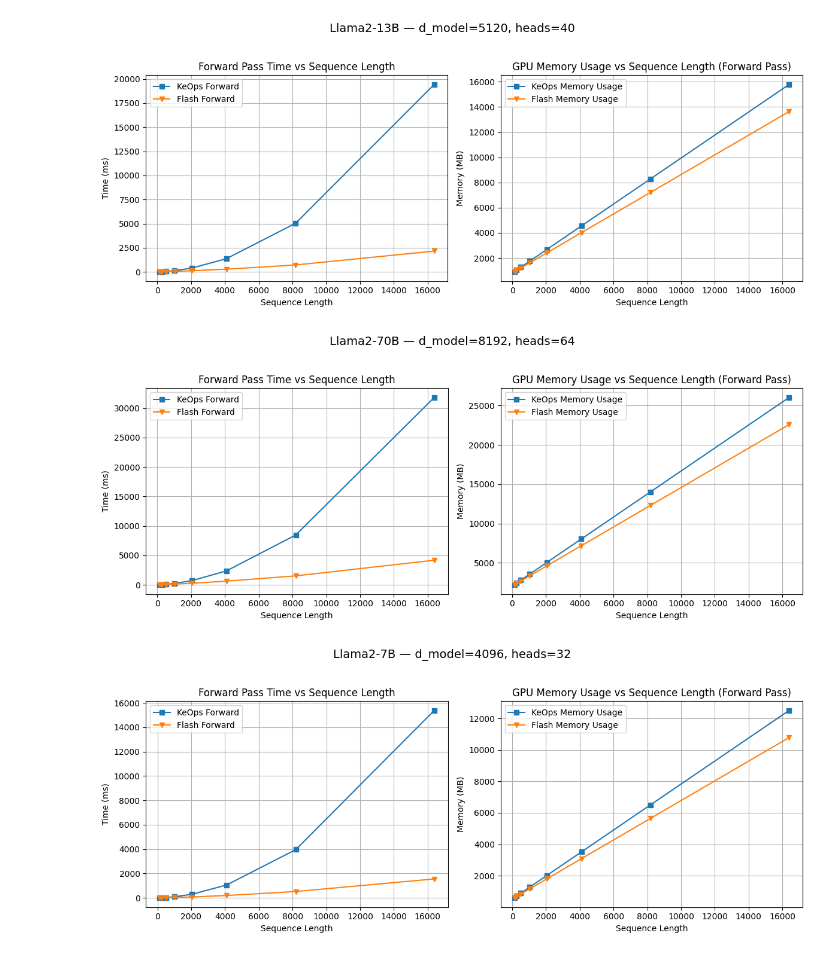
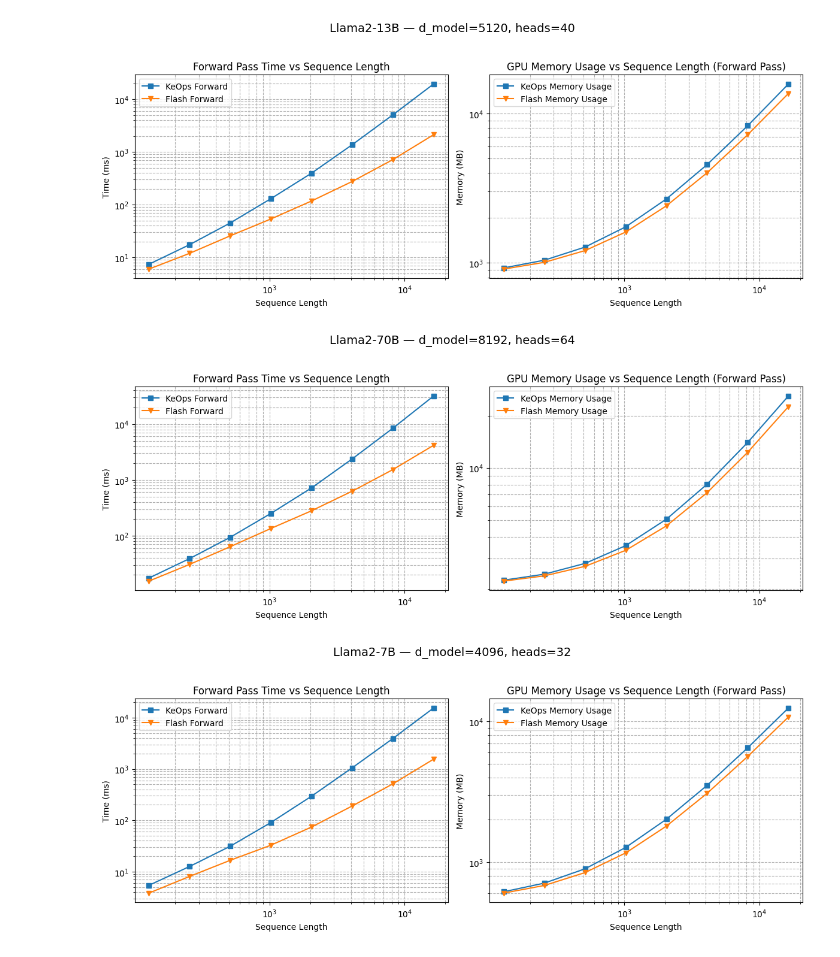
Before and after one commit to Nizben/KeOps_benchmarks, a Jupyter notebook: KeOps_vs_Flash.ipynb, the cells around one changed output. Saved outputs shown, nothing was run; the diff lists cells and outputs as text; code cells hidden in the pictures.

```diff
--- a/KeOps_vs_Flash.ipynb
+++ b/KeOps_vs_Flash.ipynb
@@ -225,37 +225,40 @@ import matplotlib.pyplot as plt
 
 # (Re‑use the DataFrame creation from earlier)
 df = pd.DataFrame(results)
-
-for (model, d_model, heads), grp in df.groupby(['model','d_model','num_heads']):
-    grp = grp.sort_values('seq_len')
-    seq = grp['seq_len']
-
-    fig = plt.figure(figsize=(12, 5))
-    fig.suptitle(f"{model} — d_model={d_model}, heads={heads}", fontsize=14)
-
-    # Time subplot
-    plt.subplot(1, 2, 1)
-    plt.plot(seq, grp['keops_time_ms'], marker='s', label="KeOps Forward")
-    plt.plot(seq, grp['flash_time_ms'], marker='v', label="Flash Forward")
-    plt.xlabel("Sequence Length")
-    plt.ylabel("Time (ms)")
-    plt.title("Forward Pass Time vs Sequence Length")
-    plt.legend()
-    plt.grid(True)
-
-    # Memory subplot
-    plt.subplot(1, 2, 2)
-    plt.plot(seq, grp['keops_mem_MB'], marker='s', label="KeOps Memory Usage")
-    plt.plot(seq, grp['flash_mem_MB'], marker='v', label="Flash Memory Usage")
-    plt.xlabel("Sequence Length")
-    plt.ylabel("Memory (MB)")
-    plt.title("GPU Memory Usage vs Sequence Length (Forward Pass)")
-    plt.legend()
-    plt.grid(True)
-
-    plt.tight_layout(rect=[0, 0, 1, 0.95])
-    plt.show()
+df.to_csv('llama_bench_results.csv')
-# %% [output]
-[figure, removed]
-[figure, removed]
-[figure, removed]
+# %%
+for (model, d_model, heads), grp in df.groupby(['model','d_model','num_heads']):
+    grp = grp.sort_values('seq_len')
+    seq = grp['seq_len']
+
+    fig, axes = plt.subplots(1, 2, figsize=(12, 5), sharex=True)
+    fig.suptitle(f"{model} — d_model={d_model}, heads={heads}", fontsize=14)
+
+    # Forward Pass Time (log–log)
+    axes[0].plot(seq, grp['keops_time_ms'], marker='s', label="KeOps Forward")
+    axes[0].plot(seq, grp['flash_time_ms'], marker='v', label="Flash Forward")
+    axes[0].set_xscale('log')
+    axes[0].set_yscale('log')
+    axes[0].set_xlabel("Sequence Length")
+    axes[0].set_ylabel("Time (ms)")
+    axes[0].set_title("Forward Pass Time vs Sequence Length")
+    axes[0].legend()
+    axes[0].grid(True, which='both', ls='--')
+
+    # GPU Memory Usage (log–log)
+    axes[1].plot(seq, grp['keops_mem_MB'], marker='s', label="KeOps Memory Usage")
+    axes[1].plot(seq, grp['flash_mem_MB'], marker='v', label="Flash Memory Usage")
+    axes[1].set_xscale('log')
+    axes[1].set_yscale('log')
+    axes[1].set_xlabel("Sequence Length")
+    axes[1].set_ylabel("Memory (MB)")
+    axes[1].set_title("GPU Memory Usage vs Sequence Length (Forward Pass)")
+    axes[1].legend()
+    axes[1].grid(True, which='both', ls='--')
+
+    plt.tight_layout(rect=[0, 0, 1, 0.95])
+    plt.show()
+# %% [output]
+[figure, added]
+[figure, added]
+[figure, added]
```
Also changed, not shown: parts of 1 cell of this notebook.
